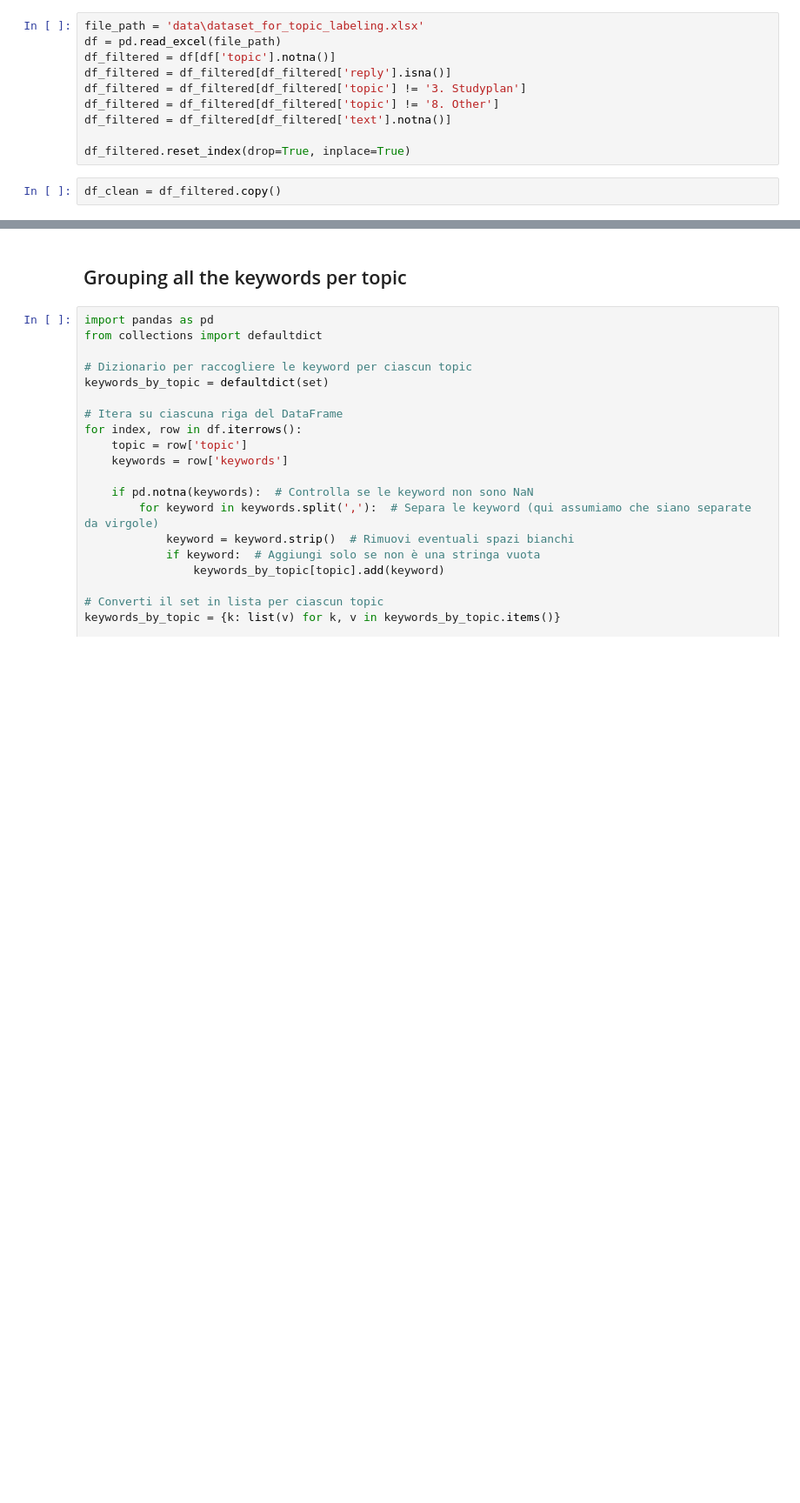
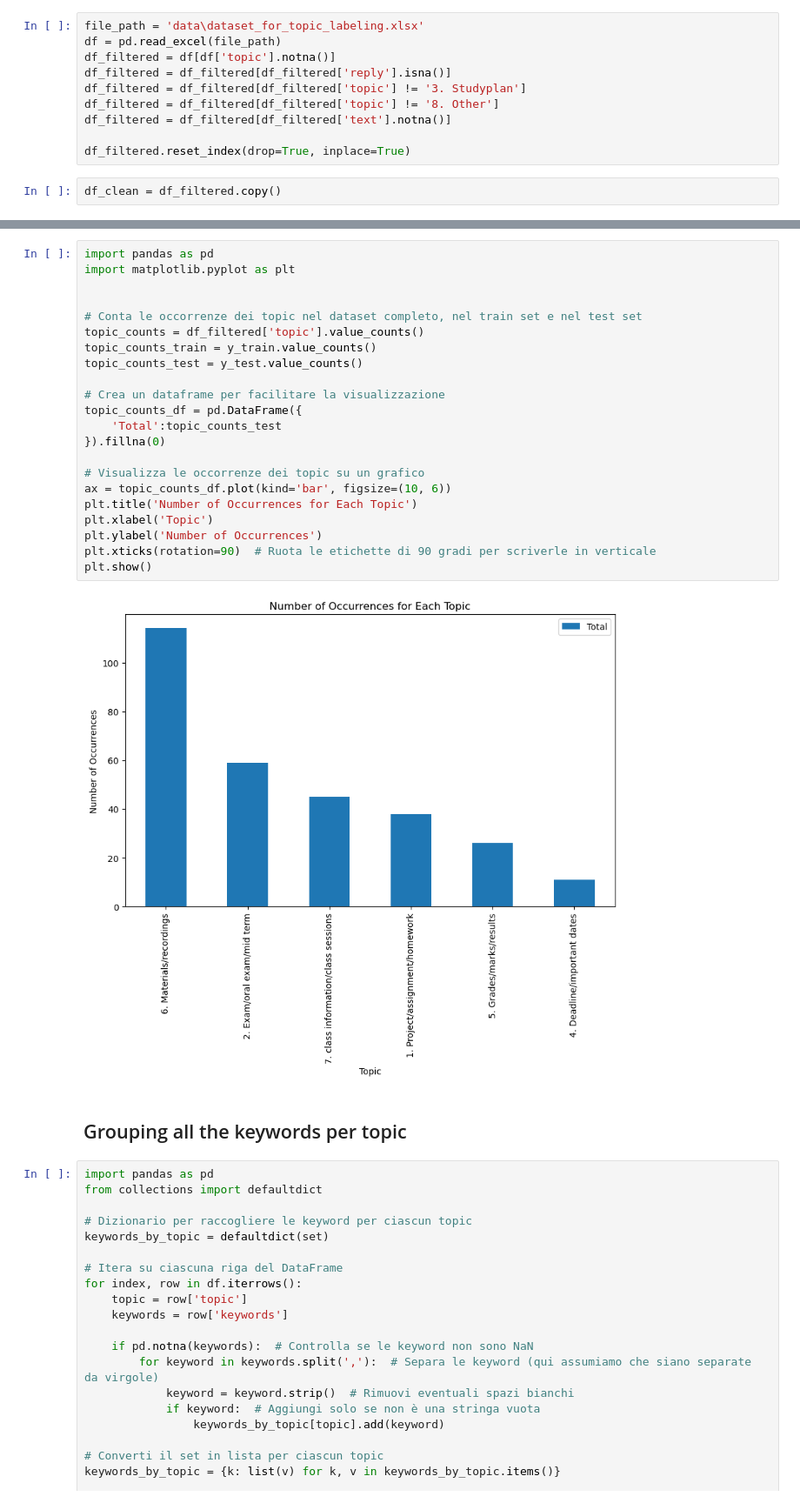
Before and after one commit to amirmosio/telegram-event-detection, a Jupyter notebook: cosine_similarities_works/cos_sim_topic_classification.ipynb, the cells around one changed output, grey strips where cells are left out. Shown at 87% size. Saved outputs shown, nothing was run; the diff lists cells and outputs as text; blank space fills up the shorter version.

```diff
--- a/cosine_similarities_works/cos_sim_topic_classification.ipynb
+++ b/cosine_similarities_works/cos_sim_topic_classification.ipynb
@@ -25,6 +25,30 @@ df_clean.head()
 | 2 | 19004 | https://t.me/joinchat/8Z9Y0f3ymPw... | 5452059839 | Hi guys, we are two people lookin... | NaN | 2023-10-10 21:05:16+00:00 | {} | 1. Project/assignment/homework | NaN |
 | 3 | 27730 | https://t.me/joinchat/QeBrjx97pwI... | 163752298 | That of the subsystem with H = 0 | NaN | 2023-06-22 11:23:20+00:00 | {} | 1. Project/assignment/homework | NaN |
 | 4 | 18996 | https://t.me/joinchat/8Z9Y0f3ymPw... | 358053363 | Do you guys know when there will ... | NaN | 2023-10-10 12:55:57+00:00 | {} | 1. Project/assignment/homework | NaN |
+# %%
+import pandas as pd
+import matplotlib.pyplot as plt
+
+
+# Conta le occorrenze dei topic nel dataset completo, nel train set e nel test set
+topic_counts = df_filtered['topic'].value_counts()
+topic_counts_train = y_train.value_counts()
+topic_counts_test = y_test.value_counts()
+
+# Crea un dataframe per facilitare la visualizzazione
+topic_counts_df = pd.DataFrame({
+    'Total':topic_counts_test
+}).fillna(0)
+
+# Visualizza le occorrenze dei topic su un grafico
+ax = topic_counts_df.plot(kind='bar', figsize=(10, 6))
+plt.title('Number of Occurrences for Each Topic')
+plt.xlabel('Topic')
+plt.ylabel('Number of Occurrences')
+plt.xticks(rotation=90)  # Ruota le etichette di 90 gradi per scriverle in verticale
+plt.show()
+# %% [output]
+[figure, added]
 # %% [markdown]
 ## Grouping all the keywords per topic
 # %%
```
Also changed, not shown: parts of 2 cells of this notebook, 2 other files.
